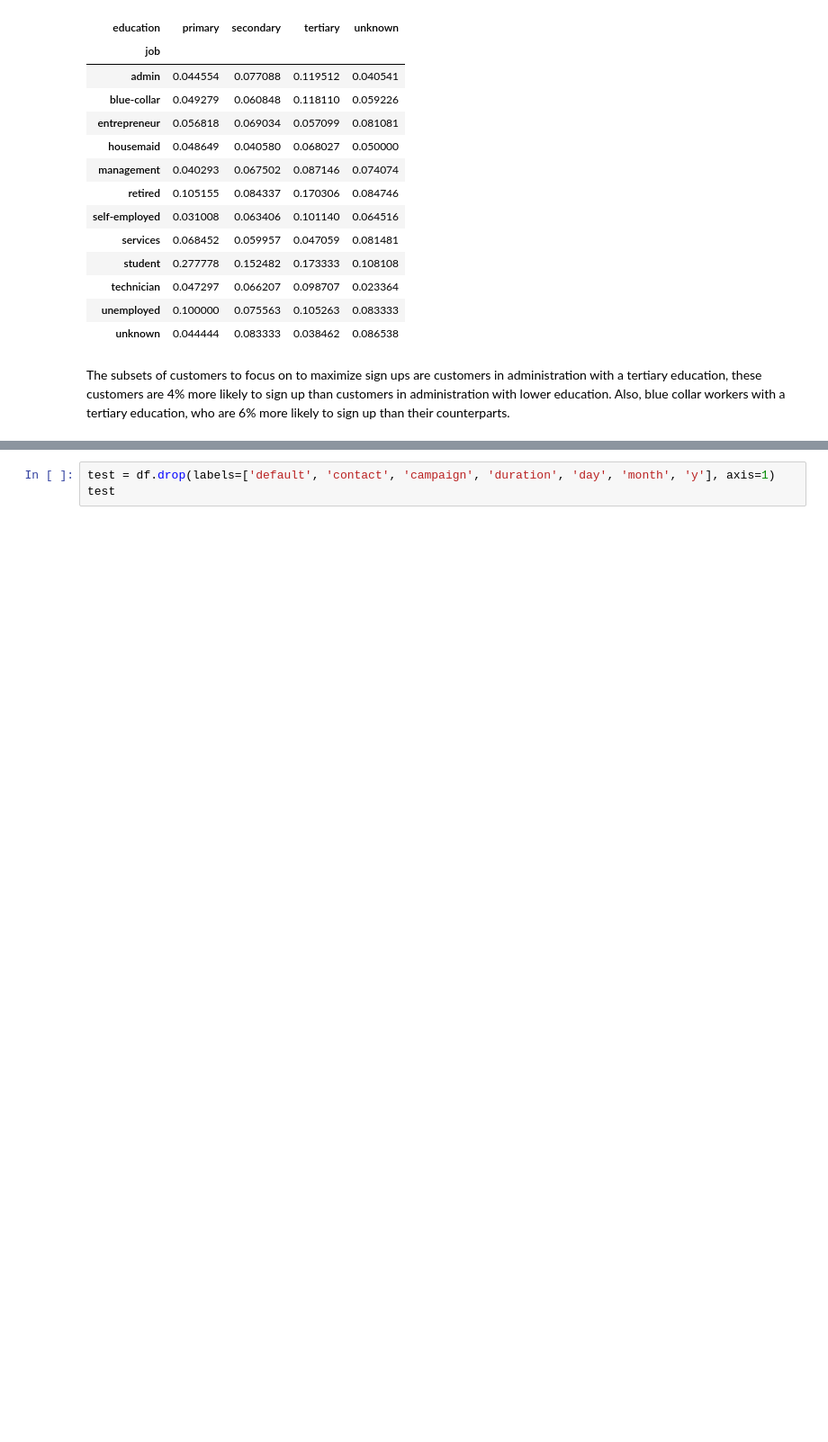
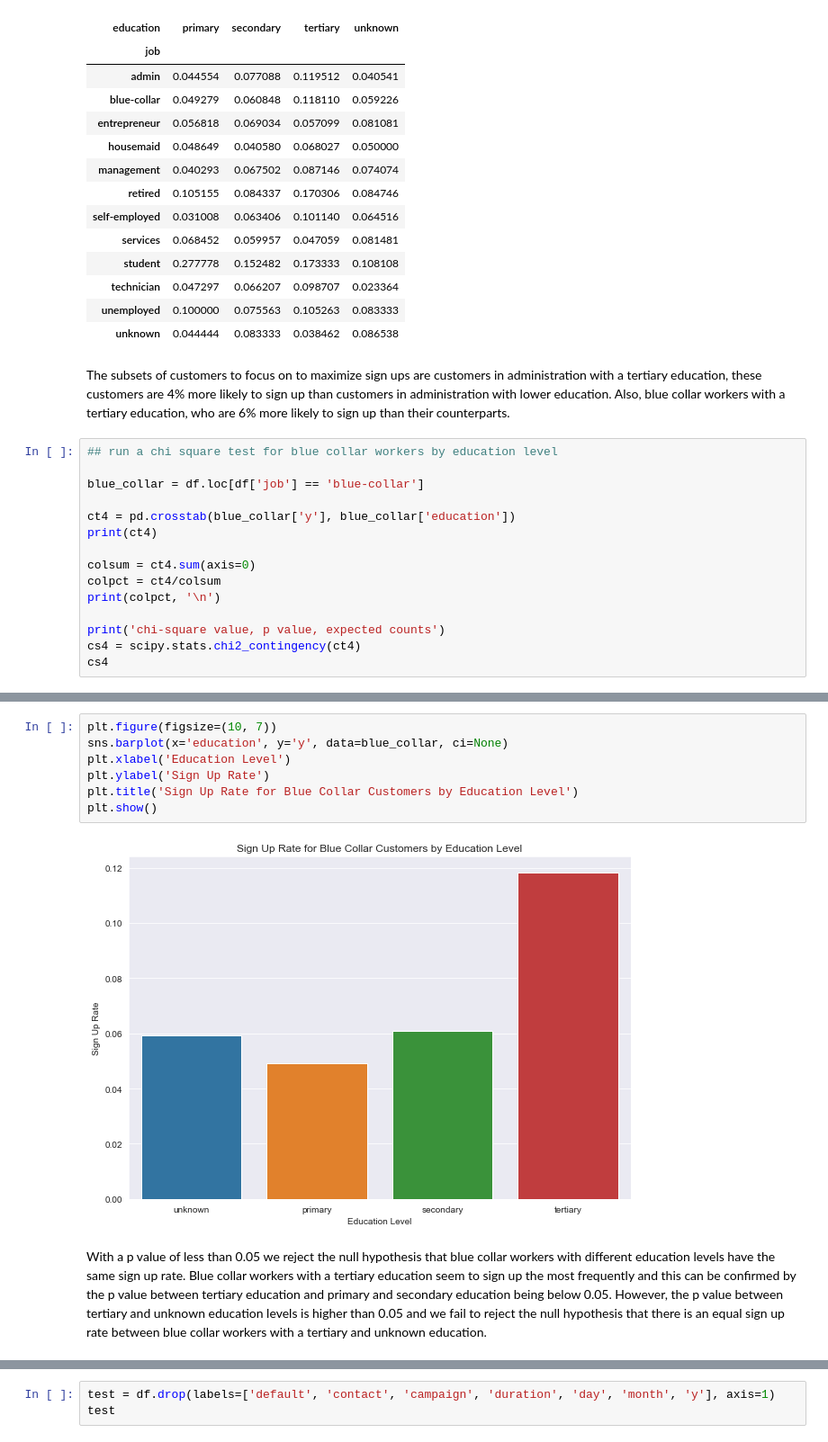
Before and after one commit to c-woo/Term-Deposit-Marketing, a Jupyter notebook: Term Deposit Marketing.ipynb, the cells around one changed output, grey strips where cells are left out. Shown at 90% size. Drawn from its saved outputs; the diff is of its cells as text; blank space fills up the shorter version.

```diff
--- a/Term Deposit Marketing.ipynb
+++ b/Term Deposit Marketing.ipynb
@@ -969,3 +969,18 @@ df.groupby(['job', 'education'])['y'].sum().unstack()/df.groupby(['job', 'educat
 | unknown | 0.044444 | 0.083333 | 0.038462 | 0.086538 |
 # %% [markdown]
 The subsets of customers to focus on to maximize sign ups are customers in administration with a tertiary education, these customers are 4% more likely to sign up than customers in administration with lower education. Also, blue collar workers with a tertiary education, who are 6% more likely to sign up than their counterparts.
+# %%
+## run a chi square test for blue collar workers by education level
+
+blue_collar = df.loc[df['job'] == 'blue-collar']
+
+ct4 = pd.crosstab(blue_collar['y'], blue_collar['education'])
+print(ct4)
+
+colsum = ct4.sum(axis=0)
+colpct = ct4/colsum
+print(colpct, '\n')
+
+print('chi-square value, p value, expected counts')
+cs4 = scipy.stats.chi2_contingency(ct4)
+cs4
@@ -971,0 +1018,11 @@ The subsets of customers to focus on to maximize sign ups are customers in admin
+# %%
+plt.figure(figsize=(10, 7))
+sns.barplot(x='education', y='y', data=blue_collar, ci=None)
+plt.xlabel('Education Level')
+plt.ylabel('Sign Up Rate')
+plt.title('Sign Up Rate for Blue Collar Customers by Education Level')
+plt.show()
+# %% [output]
+[figure, added]
+# %% [markdown]
+With a p value of less than 0.05 we reject the null hypothesis that blue collar workers with different education levels have the same sign up rate. Blue collar workers with a tertiary education seem to sign up the most frequently and this can be confirmed by the p value between tertiary education and primary and secondary education being below 0.05. However, the p value between tertiary and unknown education levels is higher than 0.05 and we fail to reject the null hypothesis that there is an equal sign up rate between blue collar workers with a tertiary and unknown education.
```
Also changed, not shown: parts of 6 cells of this notebook.
